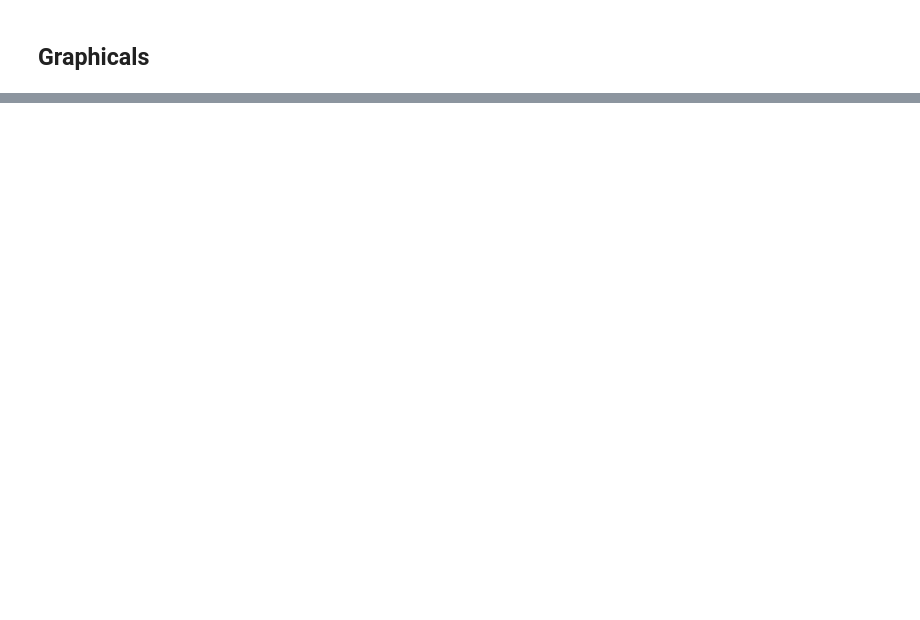
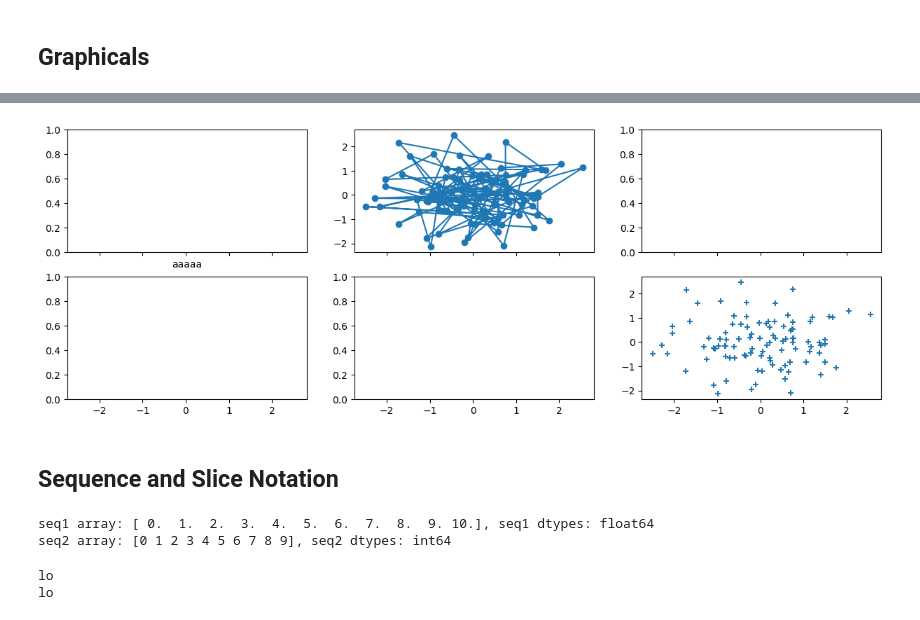
Before and after one commit to iharashuuji/ISLP_learning, a Jupyter notebook: notebooks/second_grammar_python.ipynb, the cells around one changed output, grey strips where cells are left out. Cells and saved outputs as stored; diff of their text form; code cells hidden in the pictures; blank space fills up the shorter version.

```diff
--- a/notebooks/second_grammar_python.ipynb
+++ b/notebooks/second_grammar_python.ipynb
@@ -236,0 +276,35 @@ print(X.mean(0))
+# %%
+# 2 * 3 vector list gragh.
+fig, axes = subplots(nrows=2,
+    ncols=3,
+    figsize=(15, 5),
+    sharex=True)
+
+# pinpointing xlabel make name by this code.
+axes[0, 0].set_xlabel('aaaaa')
+# point then, plot and scatter
+axes[0, 1].plot(x, y, marker='o')
+axes[1, 2].scatter(x, y, marker='+')
+
+# This code you can save png(etc.) files.
+fig.savefig("Figure.png", dpi=400)
+# %% [output]
+[figure, added]
+# %% [markdown]
+## Sequence and Slice Notation
+# %%
+# linspace can make create an array. And,
+seq1 = np.linspace(0, 10, 11)
+print(f"seq1 array: {seq1}, seq1 dtypes: {seq1.dtype}")
+seq2 = np.arange(0, 10)
+print(f"seq2 array: {seq2}, seq2 dtypes: {seq2.dtype}")
+# %% [output]
+seq1 array: [ 0.  1.  2.  3.  4.  5.  6.  7.  8.  9. 10.], seq1 dtypes: float64
+seq2 array: [0 1 2 3 4 5 6 7 8 9], seq2 dtypes: int64
+# %%
+# under code results in print text 'lo', this method start number is 0, and point 3 and 6. So,print text lo
+print("hello world"[3:6])
+print("hello world"[slice(3, 6)])
+# %% [output]
+lo
+lo
```
Also changed, not shown: parts of 24 cells of this notebook, 2 other files.
